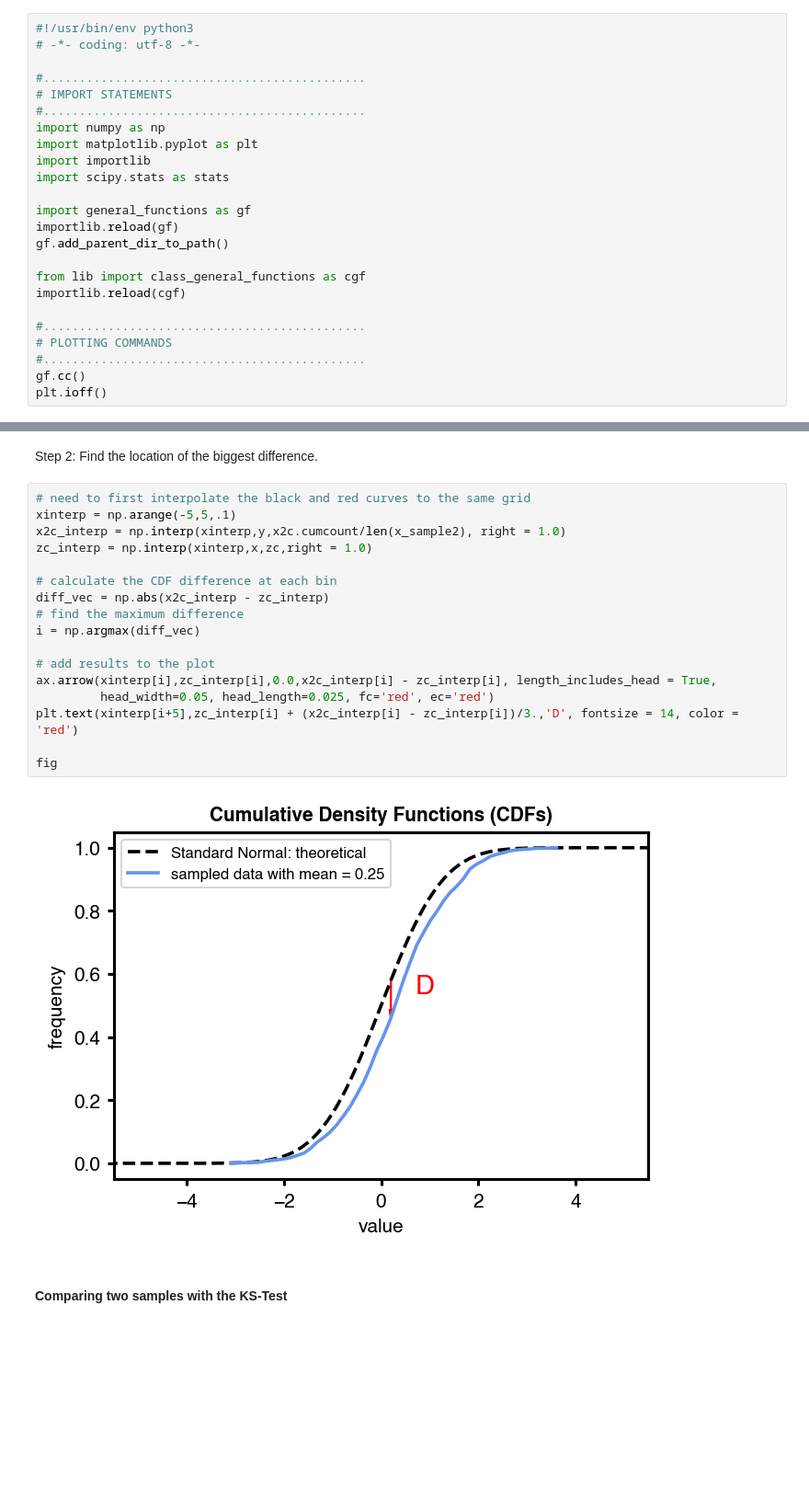
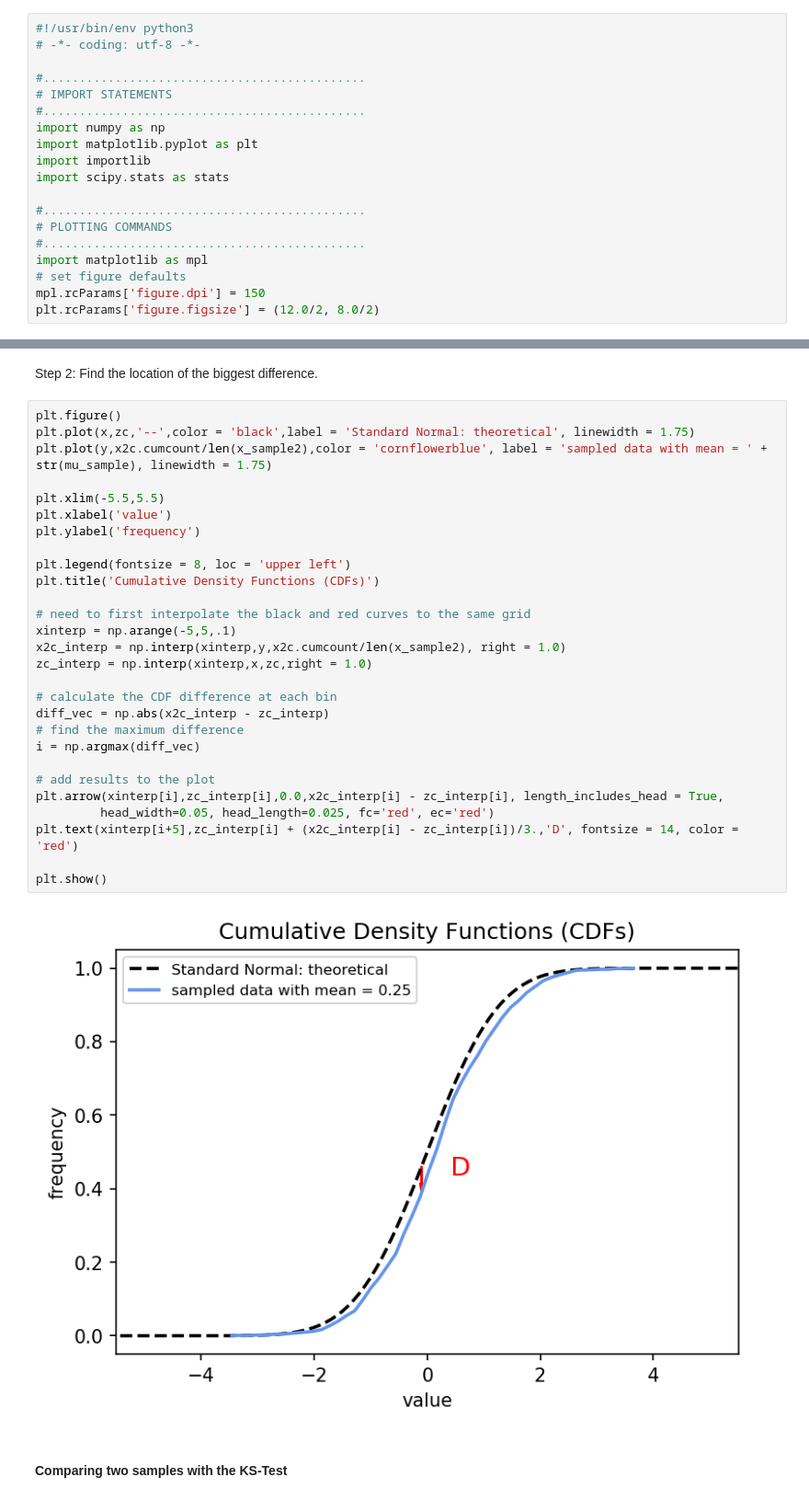
Before and after one commit to kjmayer/ats655-coursematerial, a Jupyter notebook: jupyter_notebooks/ks_test.ipynb, the cells around one changed output, grey strips where cells are left out. Shown at 92% size. Cells and saved outputs as stored; diff of their text form; blank space fills up the shorter version.

Commit message:
updated from DATAS Gateway

```diff
--- a/jupyter_notebooks/ks_test.ipynb
+++ b/jupyter_notebooks/ks_test.ipynb
@@ -15,18 +15,13 @@ import matplotlib.pyplot as plt
 import importlib
 import scipy.stats as stats
 
-import general_functions as gf
-importlib.reload(gf)
-gf.add_parent_dir_to_path()
-
-from lib import class_general_functions as cgf
-importlib.reload(cgf)
-
 #.............................................
 # PLOTTING COMMANDS
 #.............................................
-gf.cc()
-plt.ioff()
+import matplotlib as mpl
+# set figure defaults
+mpl.rcParams['figure.dpi'] = 150
+plt.rcParams['figure.figsize'] = (12.0/2, 8.0/2)
 # %% [markdown]
 Let's grab a sample of length 1000 from a normal distribution that is _not standard normal_. That is, the mean is a little bit bigger than zero.
 # %%
@@ -128,24 +129,35 @@ fig
 # %% [markdown]
 Step 2: Find the location of the biggest difference.
 # %%
+plt.figure()
+plt.plot(x,zc,'--',color = 'black',label = 'Standard Normal: theoretical', linewidth = 1.75)
+plt.plot(y,x2c.cumcount/len(x_sample2),color = 'cornflowerblue', label = 'sampled data with mean = ' + str(mu_sample), linewidth = 1.75)
+
+plt.xlim(-5.5,5.5)
+plt.xlabel('value')
+plt.ylabel('frequency')
+
+plt.legend(fontsize = 8, loc = 'upper left')
+plt.title('Cumulative Density Functions (CDFs)')
+
 # need to first interpolate the black and red curves to the same grid
 xinterp = np.arange(-5,5,.1)
 x2c_interp = np.interp(xinterp,y,x2c.cumcount/len(x_sample2), right = 1.0)
 zc_interp = np.interp(xinterp,x,zc,right = 1.0)
 
 # calculate the CDF difference at each bin
 diff_vec = np.abs(x2c_interp - zc_interp)
 # find the maximum difference
 i = np.argmax(diff_vec)
 
 # add results to the plot
-ax.arrow(xinterp[i],zc_interp[i],0.0,x2c_interp[i] - zc_interp[i], length_includes_head = True,
+plt.arrow(xinterp[i],zc_interp[i],0.0,x2c_interp[i] - zc_interp[i], length_includes_head = True,
          head_width=0.05, head_length=0.025, fc='red', ec='red')
 plt.text(xinterp[i+5],zc_interp[i] + (x2c_interp[i] - zc_interp[i])/3.,'D', fontsize = 14, color = 'red')
 
-fig
+plt.show()
 # %% [output]
-[figure, old version]
+[figure, new version]
 # %% [markdown]
 #### Comparing two samples with the KS-Test
 # %% [markdown]
```
Also changed, not shown: parts of 7 cells of this notebook, 4 other files.
